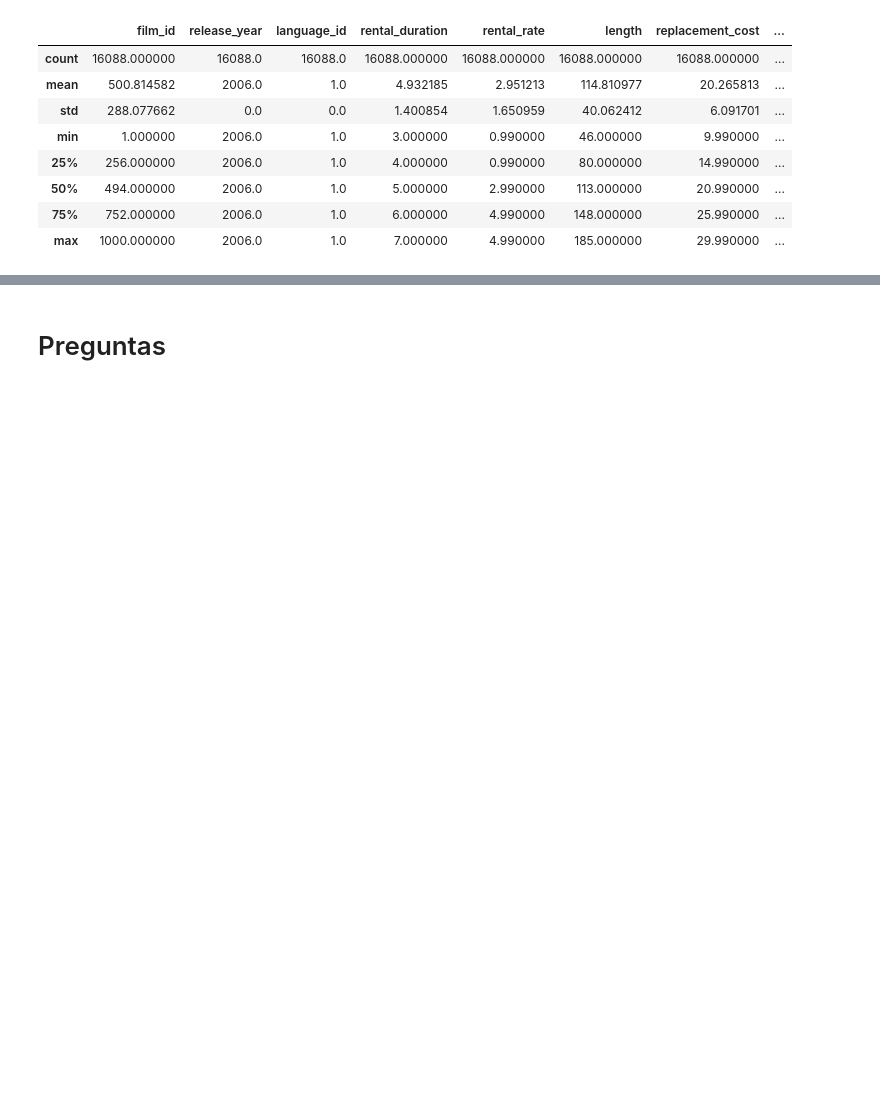
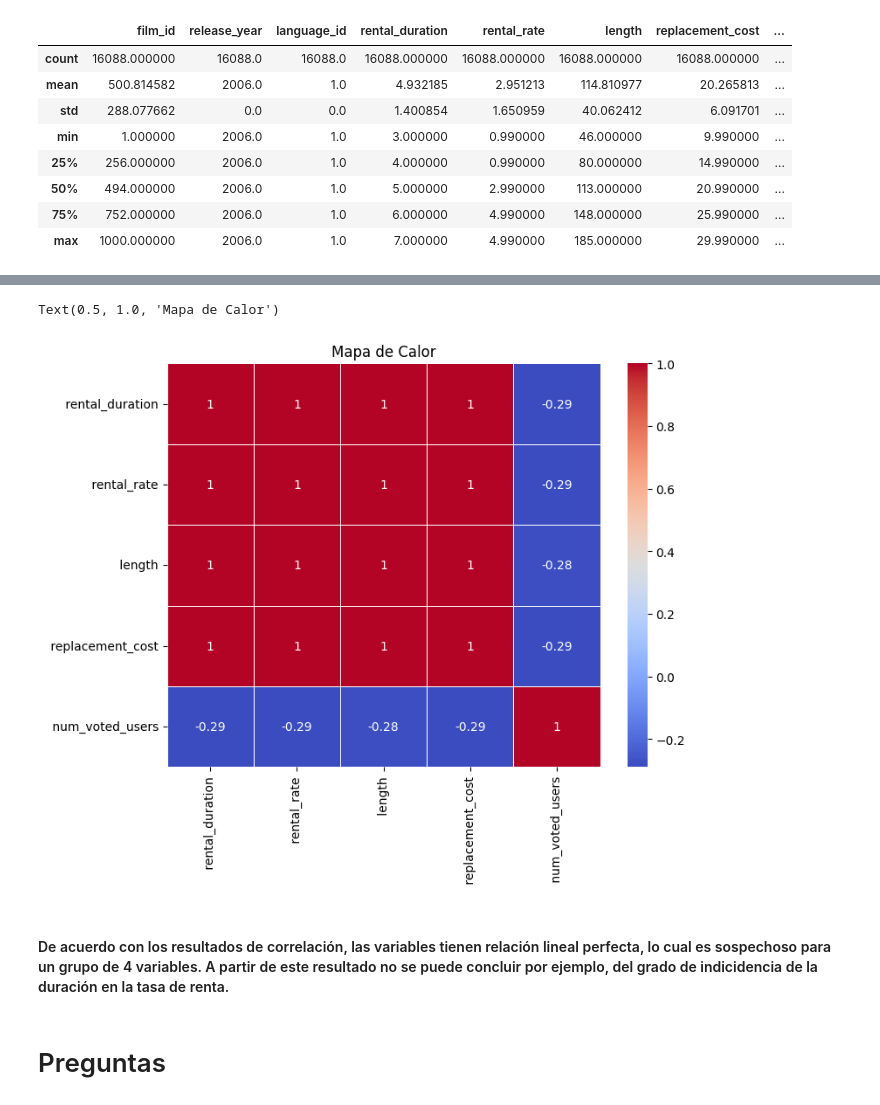
Before and after one commit to JorgeIvanSepulvedaH/quind_test, a Jupyter notebook: EDA.ipynb, the cells around one changed output, grey strips where cells are left out. Saved outputs shown, nothing was run; the diff lists cells and outputs as text; code cells hidden in the pictures; blank space fills up the shorter version.

```diff
--- a/EDA.ipynb
+++ b/EDA.ipynb
@@ -32,0 +37,3 @@ df_fusion.describe()
+# %%
+# Descartar las variables ordinales
+df_no_ord = df_fusion.drop(columns=['film_id', ' release_year', ' language_id', 'inventory_id', ' store_id',  'rental_id',' customer_id', ' staff_id']).describe()
@@ -33,3 +49,15 @@ df_fusion.describe()
+# %%
+import seaborn as sns
+import matplotlib.pyplot as plt
+
+plt.figure(figsize=(8, 6))  # Tamaño de la figura
+sns.heatmap(df_no_ord.corr(), annot=True, cmap="coolwarm", linewidths=0.5)
+plt.title('Mapa de Calor')
+# %% [output]
+Text(0.5, 1.0, 'Mapa de Calor')
+[figure, added]
+# %% [markdown]
+#### De acuerdo con los resultados de correlación, las variables tienen relación lineal perfecta, lo cual es sospechoso para un grupo de 4 variables. A partir de este resultado no se puede concluir por ejemplo, del grado de indicidencia de la duración en la tasa de renta.
 # %% [markdown]
 # Preguntas
 # %% [markdown]
```
Also changed, not shown: parts of 5 cells of this notebook.
